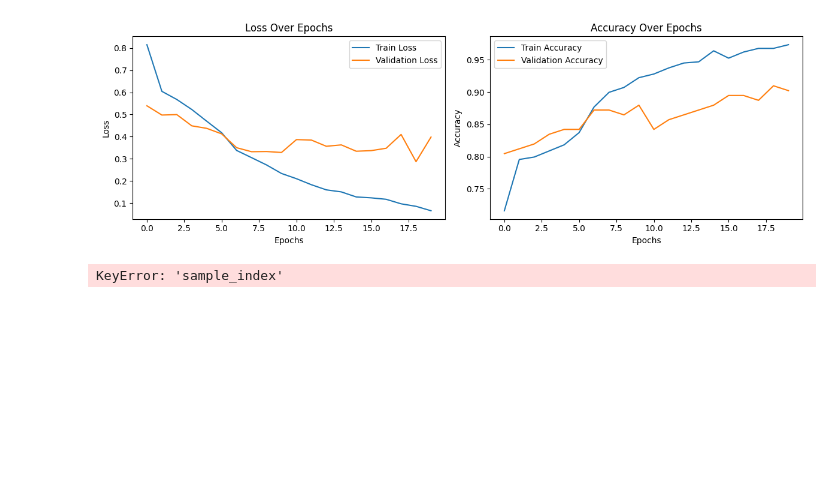
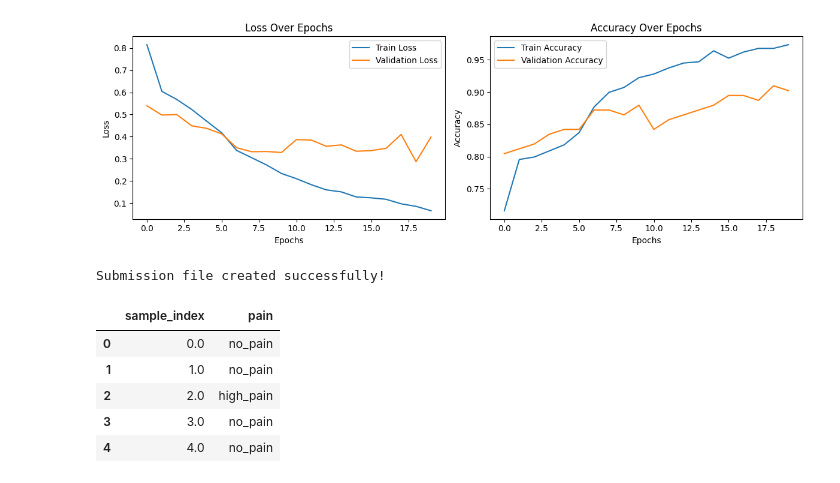
Before and after one commit to Keevin16/ANN2DL-Polimi, a Jupyter notebook: Notebooks/0. All features.ipynb, the cells around one changed output. Saved outputs shown, nothing was run; the diff lists cells and outputs as text; code cells hidden in the pictures; blank space fills up the shorter version.

```diff
--- a/Notebooks/0. All features.ipynb
+++ b/Notebooks/0. All features.ipynb
@@ -38,9 +38,9 @@ Using MPS (Apple Metal) backend!
 # %% [markdown]
 ## ⏳ Data Loading
 # %%
-X_test_df = pd.read_csv('data/pirate_pain_train.csv')
-y_train_df = pd.read_csv('data/pirate_pain_train_labels.csv')
-X_test_df = pd.read_csv('data/pirate_pain_test.csv')
+X_train_df = pd.read_csv('../data/pirate_pain_train.csv')
+y_train_df = pd.read_csv('../data/pirate_pain_train_labels.csv')
+X_test_df = pd.read_csv('../data/pirate_pain_test.csv')
 
 print("Train data shape:", X_test_df.shape)
 print("Train labels shape:", y_train_df.shape)
@@ -308,13 +311,6 @@ plt.show()
 # %% [output]
 [figure]
 # %%
-# Preprocess the test data
-# Apply the same mapping as training data
-for col in X_test_df:
-    if X_test_df[col].dtype == 'object':
-        X_test_df[col] = X_test_df[col].replace(mapping)
-        X_test_df[col] = X_test_df[col].astype(np.float32)
-
 # Group by sample_index and create sequences (without 'sample_index')
 test_sequences = [group[features].values for name, group in X_test_df.groupby('sample_index')]
 test_sample_indices = [name for name, group in X_test_df.groupby('sample_index')]
@@ -326,31 +322,37 @@ X_test = np.stack(test_sequences)
 X_test_scaled = scaler.transform(X_test.reshape(-1, X_test.shape[-1])).reshape(X_test.shape)
 
 # Convert to tensor
 X_test_tensor = torch.tensor(X_test_scaled, dtype=torch.float32).to(device)
 
 # Make predictions
 model.eval()
 test_predictions = []
 with torch.no_grad():
     for i in range(len(X_test_tensor)):
         sequence = X_test_tensor[i].unsqueeze(0)
         output = model(sequence)
         _, predicted = torch.max(output.data, 1)
         test_predictions.append(predicted.item())
 
 # Inverse transform predictions to original labels
 predicted_labels = label_encoder.inverse_transform(test_predictions)
 
 # Create submission DataFrame
 submission_df = pd.DataFrame({
     'sample_index': test_sample_indices,
     'pain': predicted_labels
 })
 
 # Save to csv
 submission_df.to_csv('submission.csv', index=False)
 
 print("Submission file created successfully!")
 submission_df.head()
 # %% [output]
-KeyError: 'sample_index'
+Submission file created successfully!
+|  | sample_index | pain |
+| 0 | 0.0 | no_pain |
+| 1 | 1.0 | no_pain |
+| 2 | 2.0 | high_pain |
+| 3 | 3.0 | no_pain |
+| 4 | 4.0 | no_pain |
```
Also changed, not shown: parts of 1 cell of this notebook.
